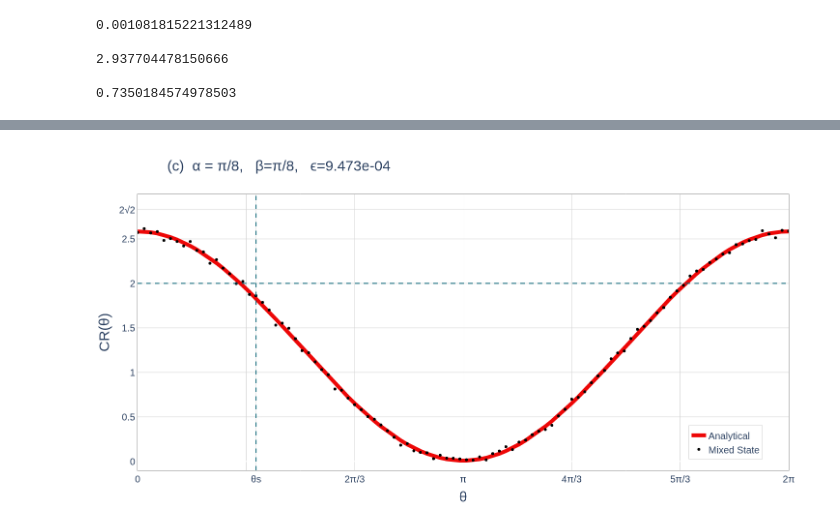
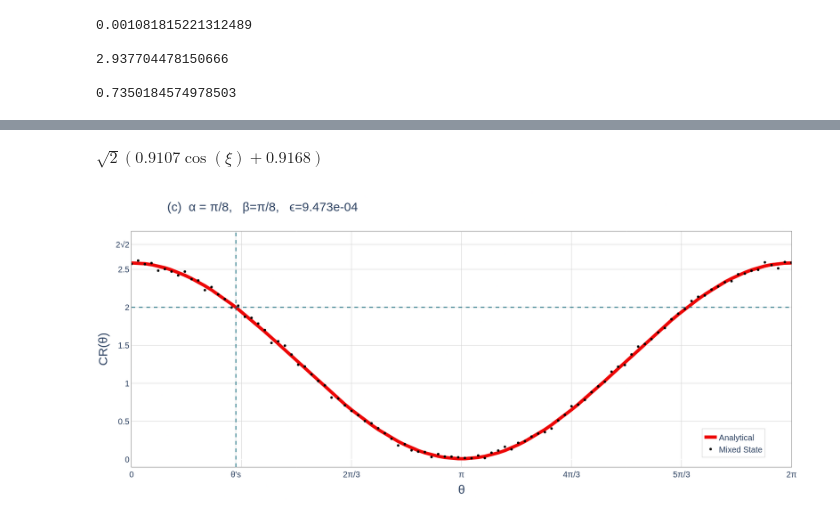
Before and after one commit to 4df31/QD-Biexciton-cascade-and-polarization-orientation-effect-on-QKD-protocol-E91, a Jupyter notebook: Results and Plots/Paper/Fig_7/plot_7.ipynb, the cells around one changed output, grey strips where cells are left out. Cells and saved outputs as stored; diff of their text form; code cells hidden in the pictures.

```diff
--- a/Results and Plots/Paper/Fig_7/plot_7.ipynb
+++ b/Results and Plots/Paper/Fig_7/plot_7.ipynb
@@ -269,6 +271,17 @@ fig_b.update_layout(
+# %%
+from sympy import symbols,sin as s, cos as c, sqrt as root
+ξ = symbols('ξ')
+P_HH = 0.0030
+P_HV = 0.0138
+P_VH = 0.0278
+P_VV = 0.0447
+
+root(2)*(0.9107*(c(ξ) + 1) + P_HH + P_VV - P_HV - P_VH)
+# %% [output]
+$\displaystyle \sqrt{2} \left(0.9107 \cos{\left(ξ \right)} + 0.9168\right)$
 # %%
 ϵ_val = ϵ(y_pred=analytical_CHSH(theta_FSS=θ,Pt=0.9107),y_true=chsh_mixed)
-θs = 0.364*π
+θsm = 0.316078*π
 fig_c = go.Figure()
 ##############         LIMITS         ##############
 ##############         LIMITS         ##############
@@ -276,7 +289,7 @@ fig_c = go.Figure()
 #fig_c.add_hline(y=2, line_width=limit_w, line_dash="dash", line_color="rgb(97, 63, 117)")
 #fig_c.add_vline(x=θs, line_width=limit_w, line_dash="dash", line_color="rgb(97, 63, 117)")
 fig_c.add_hline(y=2, line_width=limit_w, line_dash="dash", line_color=line_color)
-fig_c.add_vline(x=θs, line_width=limit_w, line_dash="dash", line_color=line_color)
+fig_c.add_vline(x=θsm, line_width=limit_w, line_dash="dash", line_color=line_color)
 
 
 ##############         Analytical         ##############
@@ -306,8 +319,8 @@ fig_c.update_layout(
         ),
         tickfont=dict(size=tick_font_size, family=font_family),
         tickmode='array',
-        tickvals=[0, np.pi/3, θs, 2*np.pi/3, np.pi, 4*np.pi/3, 5*np.pi/3, 2*np.pi],
-        ticktext=['0', '', 'θs', '2π/3', 'π', '4π/3', '5π/3', '2π'],
+        tickvals=[0, np.pi/3, θsm, 2*np.pi/3, np.pi, 4*np.pi/3, 5*np.pi/3, 2*np.pi],
+        ticktext=['0', '', "θ's", '2π/3', 'π', '4π/3', '5π/3', '2π'],
         range=[0, 2*π],
         showgrid=True, gridcolor='lightgray',zeroline=True,
         showline=True, linewidth=1, linecolor='gray', mirror=True
@@ -327,33 +340,33 @@ fig_c.update_layout(
     ),
     title=dict(
         text=f"(c)\t\tα = π/8, \t\tβ=π/8, \t\tϵ={ϵ_val:1.3e}",
         font=dict(size=title_fontsize, family=font_family),
         x=0.1,
         y=0.96
     ),
     autosize=False,
     width=750,
     height=750,
     plot_bgcolor='white',
         paper_bgcolor='white',
 
         # --- NEW LEGEND POSITIONING ---
     legend=dict(
         font=dict(family=font_family, size=legend_font_size),
         yanchor="bottom",
         y=0.04,             # 5% from the bottom
         xanchor="right",
         x=0.96,             # 95% to the right
         bgcolor="rgba(255, 255, 255, 0.85)", # Semi-transparent white background
         bordercolor="lightgray",             # Optional border to frame it cleanly
         borderwidth=1
     ),
     margin=dict(l=80, r=40, t=100, b=80) # Added margin so large labels are not cut off
 )
 
 # Display the figure
 #fig_c.show()
 # %% [output]
-[figure, old version]
+[figure, new version]
 # %%
 display(fig_a,fig_b,fig_c)
```
Also changed, not shown: parts of 4 cells of this notebook, 33 other files.
